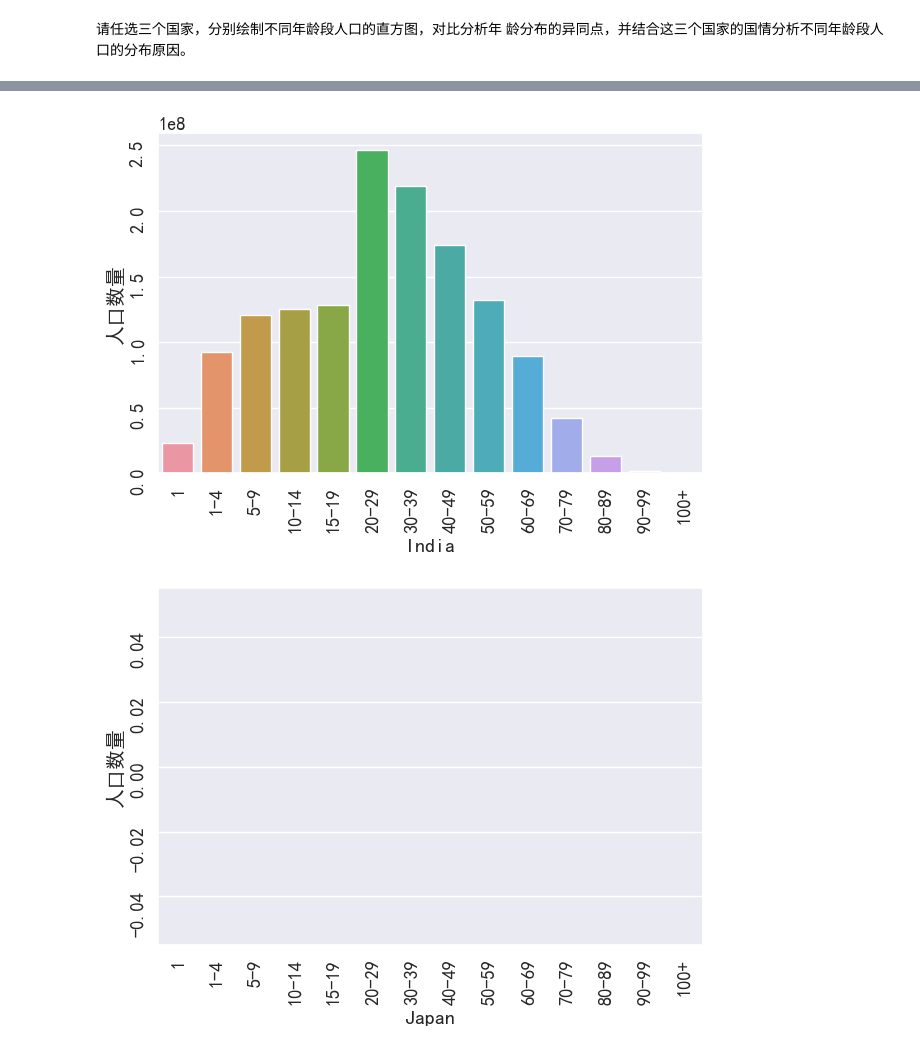
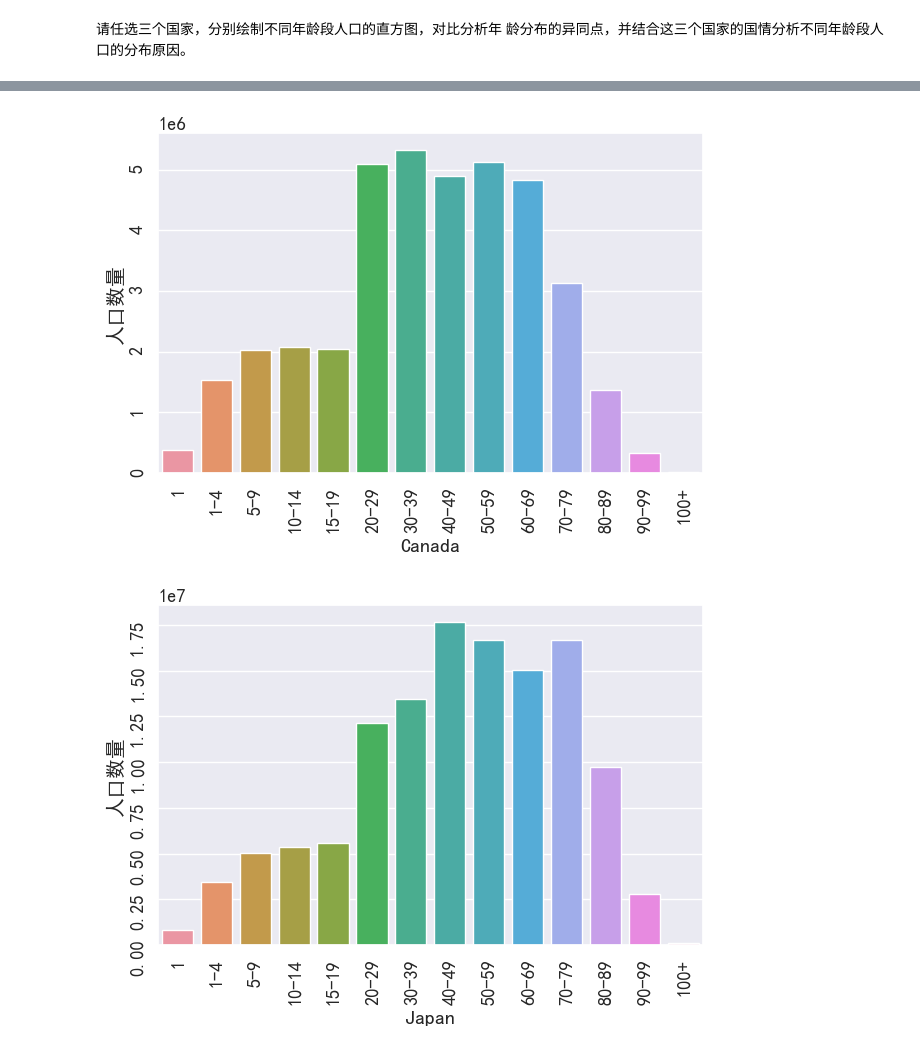
Before and after one commit to james-curtis/2023NDSACCS, a Jupyter notebook: T3/main.ipynb, the cells around one changed output, grey strips where cells are left out. Saved outputs shown, nothing was run; the diff lists cells and outputs as text; code cells hidden in the pictures.

```diff
--- a/T3/main.ipynb
+++ b/T3/main.ipynb
@@ -108,7 +108,7 @@ df
 请任选三个国家，分别绘制不同年龄段人口的直方图，对比分析年
 龄分布的异同点，并结合这三个国家的国情分析不同年龄段人口的分布原因。
 # %%
-showList = ['China', 'India', 'Japan']
+showList = ['Niger', 'Canada', 'Japan']
 df = df[df['Country name'].isin(showList)]
 df
 # %% [output]
@@ -133,5 +133,6 @@ for idx, name in enumerate(showList):
     plt.ylabel('人口数量')
     plt.xlabel(name)
     plt.tight_layout()
+    convertEMF.exportEmf(name)
     plt.show()
 # %% [output]
@@ -139,2 +140,2 @@ for idx, name in enumerate(showList):
-[figure, old version]
+[figure, new version]
-[figure, old version]
+[figure, new version]
```
Also changed, not shown: parts of 2 cells of this notebook, 5 other files.
